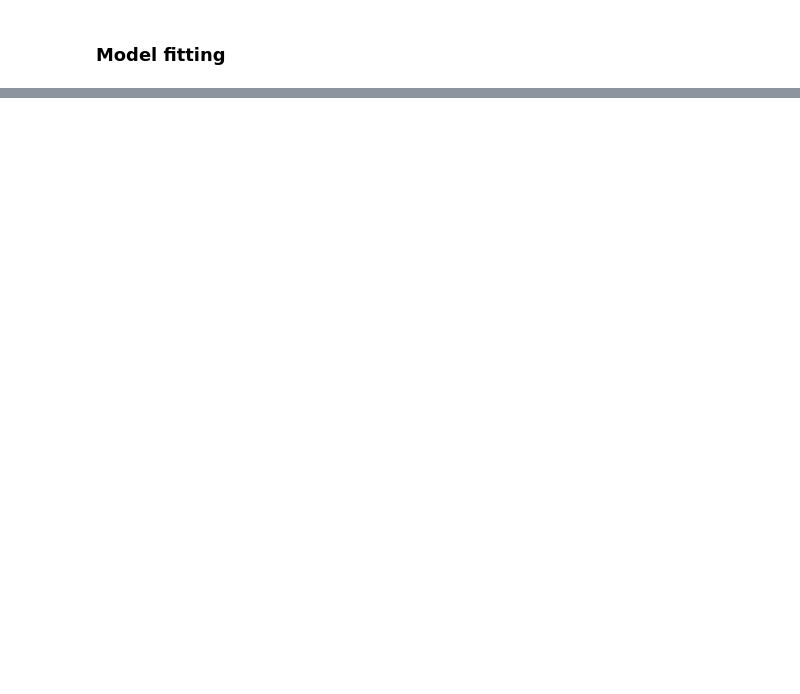
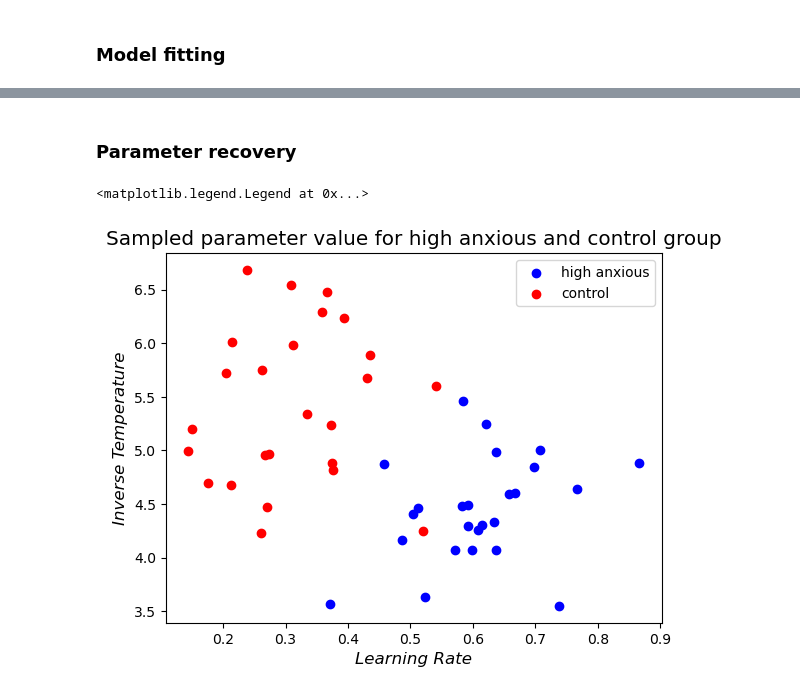
Before and after one commit to a-ishiyama/comp-neuro, a Jupyter notebook: code.ipynb, the cells around one changed output, grey strips where cells are left out. Cells and saved outputs as stored; diff of their text form; code cells hidden in the pictures; blank space fills up the shorter version.

```diff
--- a/code.ipynb
+++ b/code.ipynb
@@ -169,14 +170,10 @@ def nll(params, choices, outcome, V0):
             value_b.append(value_b[-1]+a*(outcome[i]-value_b[-1]))
             value_a.append(value_a[-1])
 
-        p_a.append(np.ma.exp(-b*(value_a[i]))/(np.ma.exp(-b*(value_a[i]))+np.ma.exp(-b*(value_b[i]))))
-        # p_a.append(sp.special.softmax([-b*(value_a[i]),-b*(value_b[i])])[0])
+        p_a.append(np.ma.exp(-b*(value_a[i]))*(np.ma.exp(-b*(value_a[i]))+np.ma.exp(-b*(value_b[i])))**(-1))
         ll -= ((np.ma.log(p_a[-1])*c_a[i]) + (np.ma.log((1-p_a[-1]))*c_b[i]))
-        # logsumexp = np.logaddexp(-b*(value_a[i]), -b*(value_b[i]))
-        # p_a.append(np.ma.exp(-b*(value_a[i]) - logsumexp))
-        # ll -= ((np.ma.log(p_a[-1])*c_a[i]) + (np.ma.log((1-p_a[-1]))*c_b[i]))
 
-    return -ll
+    return ll
 
 ## test should be around 61
 test = nll([0.4,7],inst_choices[8],inst_outcomes[8],0.5); print(test)
@@ -189,2 +186,11 @@ nll5 = nll([0.4,7],inst_choices[4],inst_outcomes[4],0.5); print(nll5)
 # %% [markdown]
 ### Model fitting
+# %%
+# Find the parameters that minimize the NLL for each individual, passing the NLL
+# function and a set of starting parameters (alpha = 0.4 and beta = 7) to a
+# optimization function performing unconstrained minimization.
+# Use the the Nelder-Mead algorithm from scipy.optimize
+
+fitted_param = []
+for i in range(len(stai_scores)):
+    fitted_param.append(sp.optimize.minimize(nll,x0=(0.4,7), args=(inst_choices[i],inst_outcomes[i],0.5),method='Nelder-Mead').x)
@@ -190,0 +258,62 @@ nll5 = nll([0.4,7],inst_choices[4],inst_outcomes[4],0.5); print(nll5)
+# %% [markdown]
+### Parameter recovery
+# %%
+# Sample 50 sets of parameter values of learning rate and inverse temperature from a multivariate normal distributions
+
+def gaussian(mean_alpha_anxious, mean_beta_anxious,mean_alpha_control, mean_beta_control):
+    var_learning_rate = 0.01
+    var_inv_temp = 0.5
+    cov = 0
+
+    # anxious group
+    mean = [mean_alpha_anxious, mean_beta_anxious]
+    covariance = [[var_learning_rate, cov], [cov, var_inv_temp]]
+    param_values = np.random.multivariate_normal(mean, covariance, 25)
+
+    min_learning_rate = 0
+    max_learning_rate = 1
+    min_inv_temp = 0
+    max_inv_temp = 10
+
+    while True:
+        invalid_indices = np.where((param_values[:, 0] < min_learning_rate) |
+                                (param_values[:, 0] > max_learning_rate) |
+                                (param_values[:, 1] < min_inv_temp) |
+                                (param_values[:, 1] > max_inv_temp))[0]
+        if len(invalid_indices) == 0:
+            break
+        param_values[invalid_indices] = np.random.multivariate_normal(mean, covariance, len(invalid_indices))
+
+
+    # control group
+    mean = [mean_alpha_control, mean_beta_control]
+    covariance = [[var_learning_rate, cov], [cov, var_inv_temp]]
+    param_values_c = np.random.multivariate_normal(mean, covariance, 25)
+
+    min_learning_rate = 0
+    max_learning_rate = 1
+    min_inv_temp = 0
+    max_inv_temp = 10
+
+    while True:
+        invalid_indices = np.where((param_values_c[:, 0] < min_learning_rate) |
+                                (param_values_c[:, 0] > max_learning_rate) |
+                                (param_values_c[:, 1] < min_inv_temp) |
+                                (param_values_c[:, 1] > max_inv_temp))[0]
+        if len(invalid_indices) == 0:
+            break
+        param_values_c[invalid_indices] = np.random.multivariate_normal(mean, covariance, len(invalid_indices))
+
+    return np.concatenate((param_values, param_values_c))
+
+param_values = gaussian(mean_alpha_anxious, mean_beta_anxious,mean_alpha_control, mean_beta_control)
+
+plt.title('Sampled parameter value for high anxious and control group', fontsize = 'x-large')
+plt.scatter(param_values[:25, 0], param_values[:25, 1],color = 'b', label = "high anxious")
+plt.scatter(param_values[25:, 0], param_values[25:, 1],color = 'r', label = "control")
+plt.xlabel('Learning Rate',fontsize = 'large', fontstyle = 'italic')
+plt.ylabel('Inverse Temperature',fontsize = 'large', fontstyle = 'italic')
+plt.legend(loc='upper right')
+# %% [output]
+<matplotlib.legend.Legend at 0x...>
+[figure, added]
```
Also changed, not shown: parts of 19 cells of this notebook.
